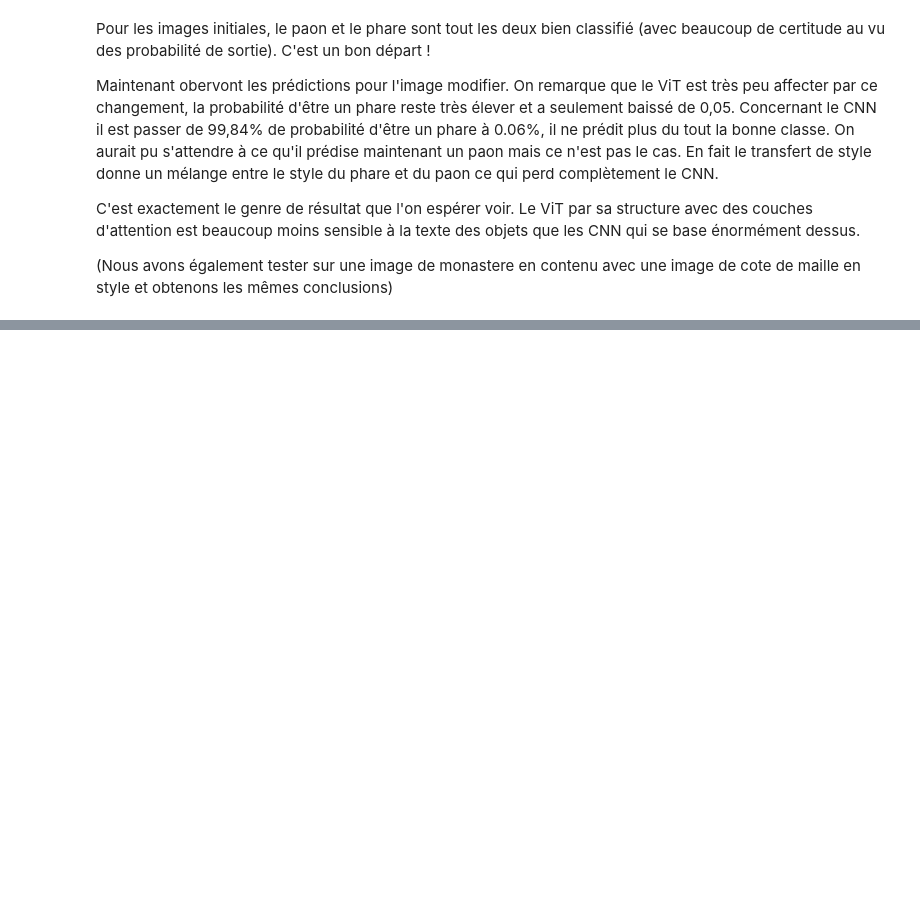
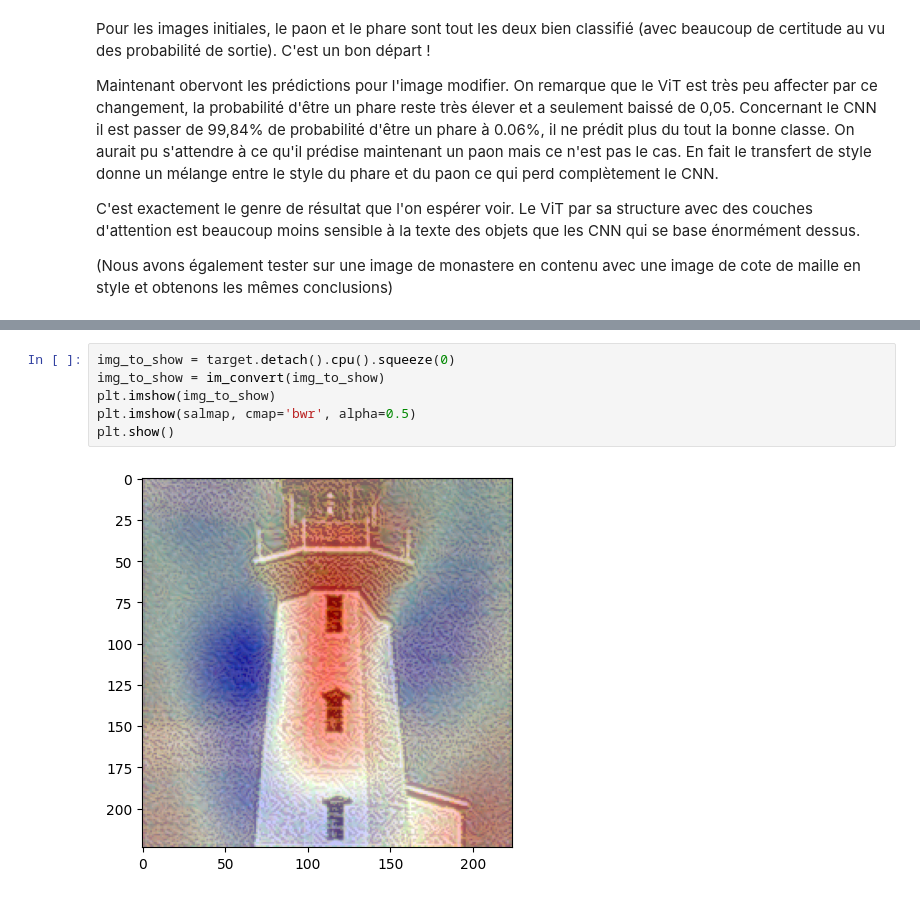
Before and after one commit to OctaveBorgard/ProjetHDDL, a Jupyter notebook: Projet3.ipynb, the cells around one changed output, grey strips where cells are left out. Drawn from its saved outputs; the diff is of its cells as text; blank space fills up the shorter version.

```diff
--- a/Projet3.ipynb
+++ b/Projet3.ipynb
@@ -876,0 +858,8 @@ C'est exactement le genre de résultat que l'on espérer voir. Le ViT par sa str
+# %%
+img_to_show = target.detach().cpu().squeeze(0)
+img_to_show = im_convert(img_to_show)
+plt.imshow(img_to_show)
+plt.imshow(salmap, cmap='bwr', alpha=0.5)
+plt.show()
+# %% [output]
+[figure, added]
```
Also changed, not shown: parts of 52 cells of this notebook.
